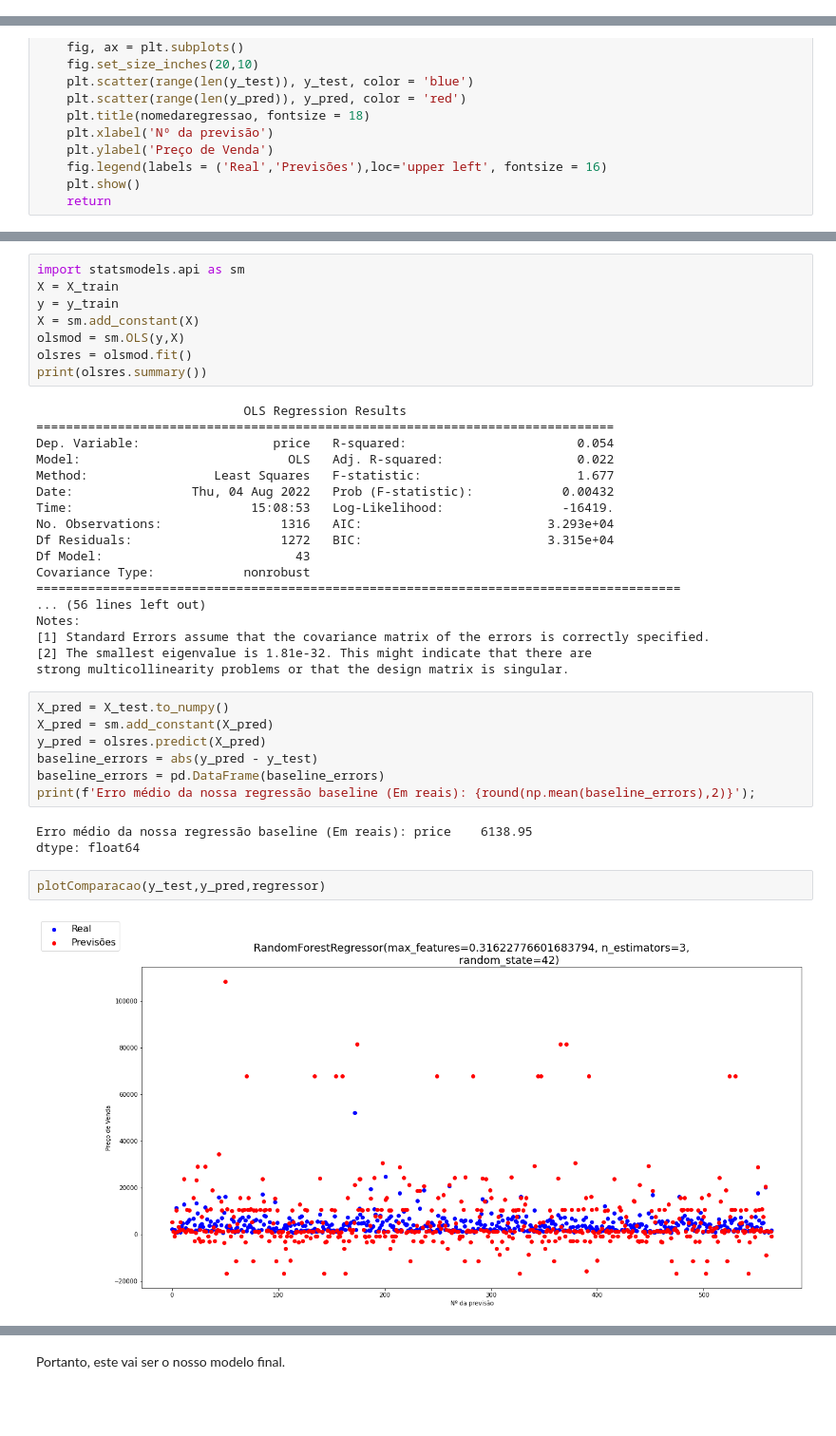
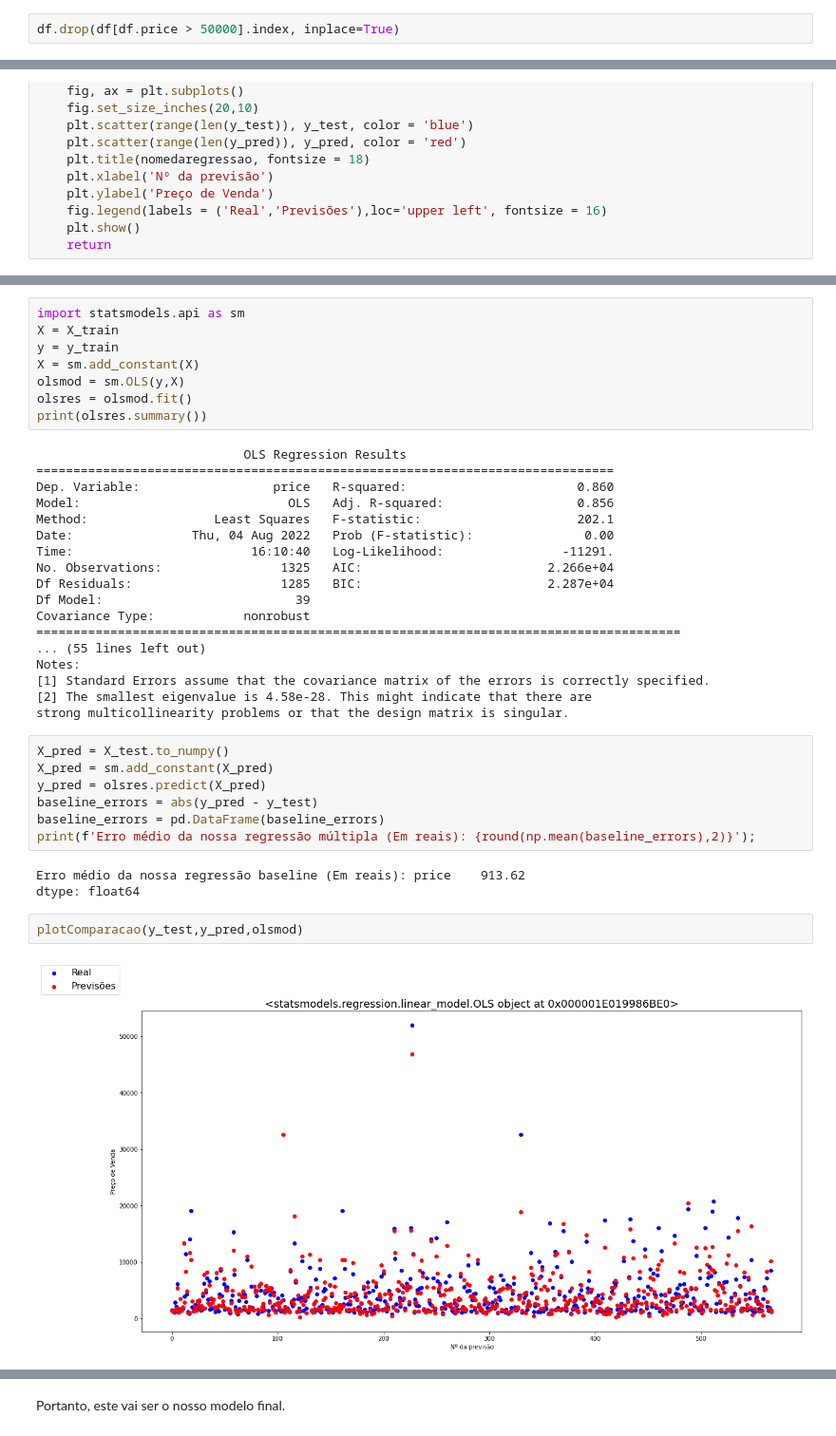
Before and after one commit to bkraffa/brasiliahousingprediction, a Jupyter notebook: asanortehousingextraction.ipynb, the cells around one changed output, grey strips where cells are left out. Shown at 95% size. Cells and saved outputs as stored; diff of their text form; blank space fills up the shorter version.

Commit message:
melhor modelo

```diff
--- a/asanortehousingextraction.ipynb
+++ b/asanortehousingextraction.ipynb
@@ -81,6 +81,8 @@ df = pd.read_csv('data.csv',encoding='utf-8')
 # %%
 df.price.replace('\.','', regex=True,inplace=True)
 df.price = df.price.astype(int)
+# %%
+df.drop(df[df.price > 50000].index, inplace=True)
 # %%
 df.area = df.area.str.split(',').str[0]
 # %%
@@ -506,20 +490,20 @@ print(olsres.summary())
 # %% [output]
                             OLS Regression Results
 ==============================================================================
-Dep. Variable:                  price   R-squared:                       0.054
-Model:                            OLS   Adj. R-squared:                  0.022
-Method:                 Least Squares   F-statistic:                     1.677
-Date:                Thu, 04 Aug 2022   Prob (F-statistic):            0.00432
-Time:                        15:08:53   Log-Likelihood:                -16419.
-No. Observations:                1316   AIC:                         3.293e+04
-Df Residuals:                    1272   BIC:                         3.315e+04
-Df Model:                          43
+Dep. Variable:                  price   R-squared:                       0.860
+Model:                            OLS   Adj. R-squared:                  0.856
+Method:                 Least Squares   F-statistic:                     202.1
+Date:                Thu, 04 Aug 2022   Prob (F-statistic):               0.00
+Time:                        16:10:40   Log-Likelihood:                -11291.
+No. Observations:                1325   AIC:                         2.266e+04
+Df Residuals:                    1285   BIC:                         2.287e+04
+Df Model:                          39
 Covariance Type:            nonrobust
 =======================================================================================
-... (56 lines left out)
+... (55 lines left out)
 Notes:
 [1] Standard Errors assume that the covariance matrix of the errors is correctly specified.
-[2] The smallest eigenvalue is 1.81e-32. This might indicate that there are
+[2] The smallest eigenvalue is 4.58e-28. This might indicate that there are
 strong multicollinearity problems or that the design matrix is singular.
 # %%
 X_pred = X_test.to_numpy()
@@ -527,14 +511,14 @@ X_pred = sm.add_constant(X_pred)
 y_pred = olsres.predict(X_pred)
 baseline_errors = abs(y_pred - y_test)
 baseline_errors = pd.DataFrame(baseline_errors)
-print(f'Erro médio da nossa regressão baseline (Em reais): {round(np.mean(baseline_errors),2)}');
+print(f'Erro médio da nossa regressão múltipla (Em reais): {round(np.mean(baseline_errors),2)}');
 # %% [output]
-Erro médio da nossa regressão baseline (Em reais): price    6138.95
+Erro médio da nossa regressão baseline (Em reais): price    913.62
 dtype: float64
 # %%
-plotComparacao(y_test,y_pred,regressor)
+plotComparacao(y_test,y_pred,olsmod)
 # %% [output]
-[figure, old version]
+[figure, new version]
 # %%
 y_train
 # %% [output]
```
Also changed, not shown: parts of 30 cells of this notebook.
